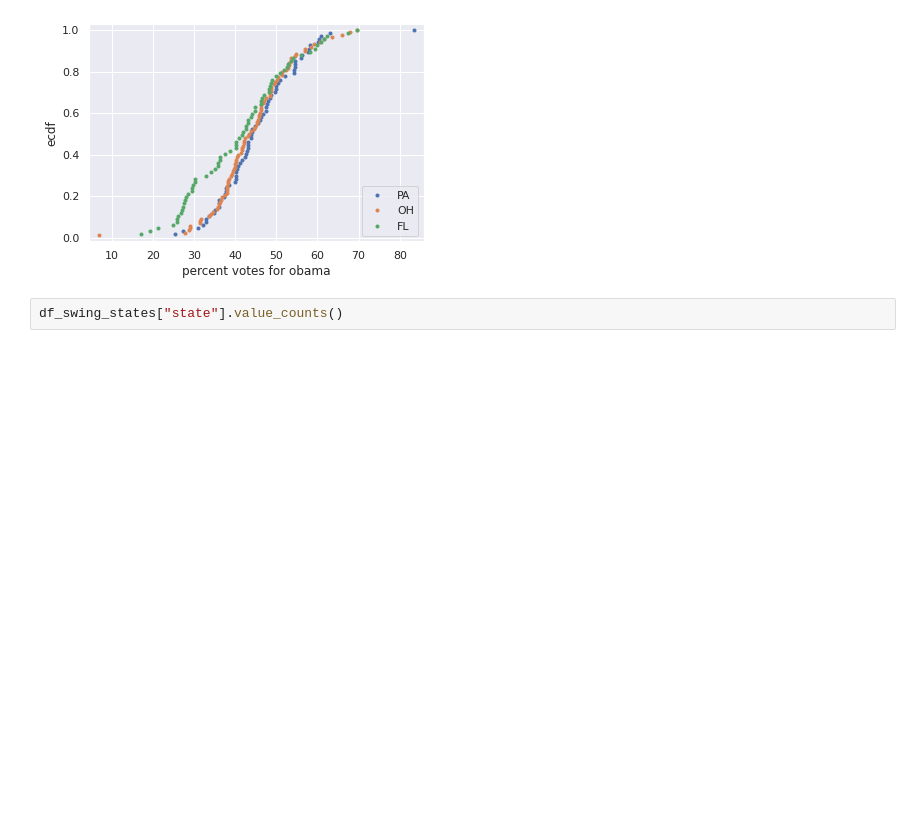
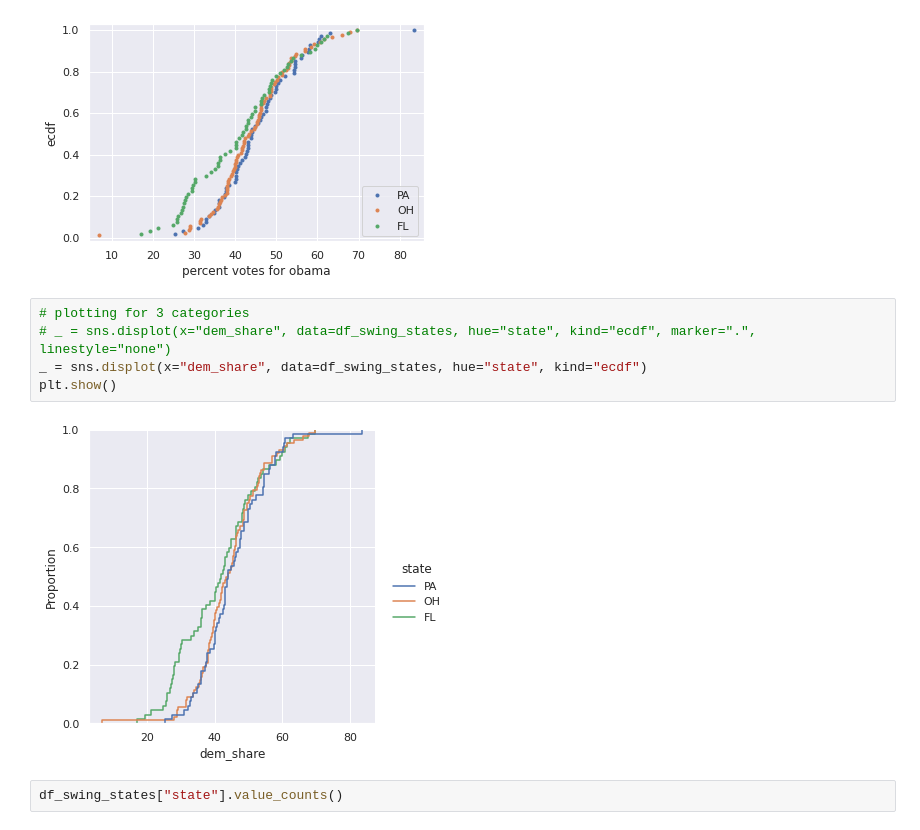
Before and after one commit to LucianoBatista/study-sprints, a Jupyter notebook: sprint-2021-11-16/datacamp/think-prop-pt1/graph-data-analysis.ipynb, the cells around one changed output. Drawn from its saved outputs; the diff is of its cells as text; blank space fills up the shorter version.

```diff
--- a/sprint-2021-11-16/datacamp/think-prop-pt1/graph-data-analysis.ipynb
+++ b/sprint-2021-11-16/datacamp/think-prop-pt1/graph-data-analysis.ipynb
@@ -127,6 +149,13 @@ plt.margins(0.03)
 plt.show()
 # %% [output]
 [figure]
+# %%
+# plotting for 3 categories
+# _ = sns.displot(x="dem_share", data=df_swing_states, hue="state", kind="ecdf", marker=".", linestyle="none")
+_ = sns.displot(x="dem_share", data=df_swing_states, hue="state", kind="ecdf")
+plt.show()
+# %% [output]
+[figure, added]
 # %%
 df_swing_states["state"].value_counts()
 # %% [output]
```
Also changed, not shown: parts of 6 cells of this notebook, 2 other files.
